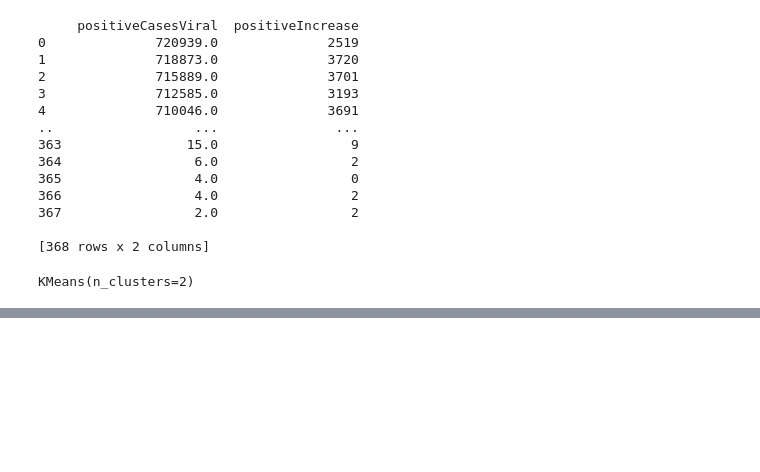
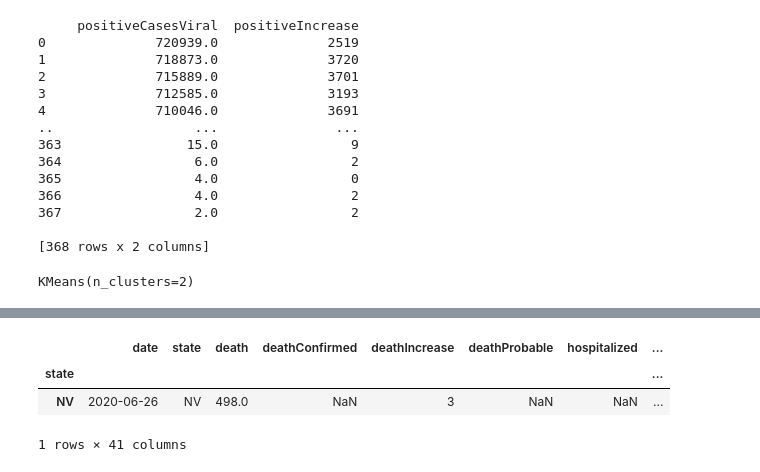
Before and after one commit to JeromeTroy/gsg_project_5, a Jupyter notebook: Exploration.ipynb, the cells around one changed output, grey strips where cells are left out. Cells and saved outputs as stored; diff of their text form; code cells hidden in the pictures; blank space fills up the shorter version.

```diff
--- a/Exploration.ipynb
+++ b/Exploration.ipynb
@@ -171,0 +219,14 @@ plt.show()
+# %%
+def mask_date_to_all_states(state, all_states_file, stay_at_home_file):
+    # all inputs are strings
+    # files must be paths
+    stay_at_home_df = pd.read_csv(stay_at_home_file)
+    st = stateData(pd.read_csv(all_states_file), state)
+    return st.loc[st['date'] == get_date(stay_at_home_df, state)]
+# %%
+mask_date_to_all_states('NV', 'all-states-history.csv', r'C:\Users\joeav\Documents\GitHub\gsg_project_5\stay_at_home_and_masks.csv')
+# %% [output]
+|  | date | state | death | deathConfirmed | deathIncrease | deathProbable | hospitalized | ... |
+| state |  |  |  |  |  |  |  | ... |
+| NV | 2020-06-26 | NV | 498.0 | NaN | 3 | NaN | NaN | ... |
+1 rows × 41 columns
```
Also changed, not shown: parts of 12 cells of this notebook, 4 other files.
